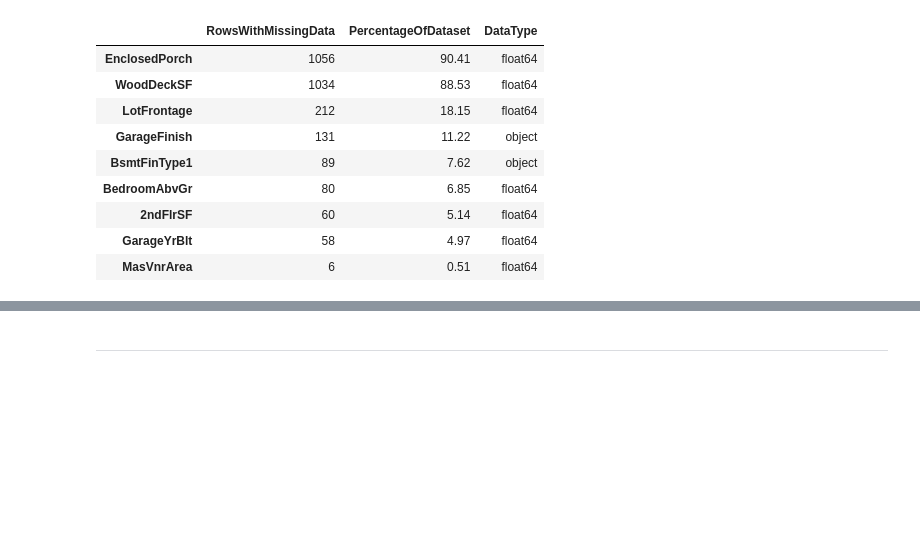
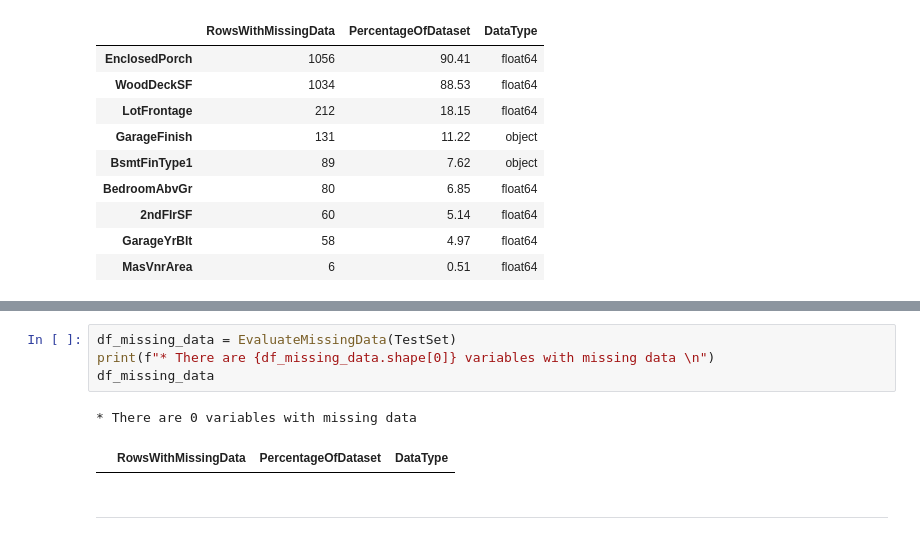
Before and after one commit to Samuel-Dainton/Heritage-Housing-Issues-P5, a Jupyter notebook: jupyter_notebooks/03 - Data Cleaning.ipynb, the cells around one changed output, grey strips where cells are left out. Cells and saved outputs as stored; diff of their text form; blank space fills up the shorter version.

```diff
--- a/jupyter_notebooks/03 - Data Cleaning.ipynb
+++ b/jupyter_notebooks/03 - Data Cleaning.ipynb
@@ -449,3 +478,10 @@ df_missing_data
+# %%
+df_missing_data = EvaluateMissingData(TestSet)
+print(f"* There are {df_missing_data.shape[0]} variables with missing data \n")
+df_missing_data
+# %% [output]
+* There are 0 variables with missing data
+|  | RowsWithMissingData | PercentageOfDataset | DataType |
 # %% [markdown]
 ---
 # %% [markdown]
```
Also changed, not shown: parts of 8 cells of this notebook.
